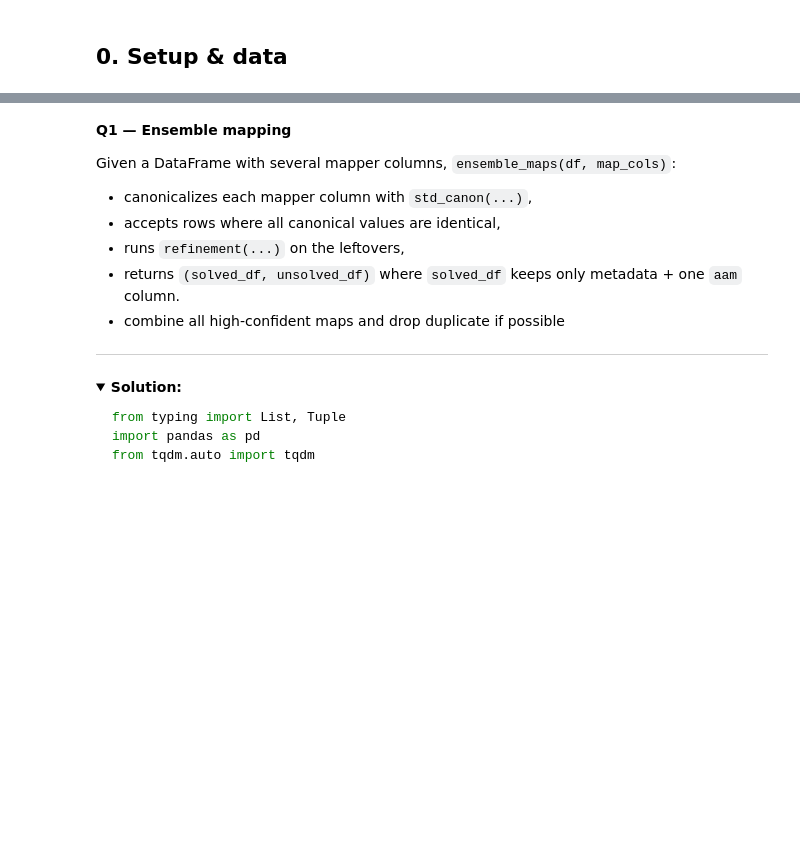
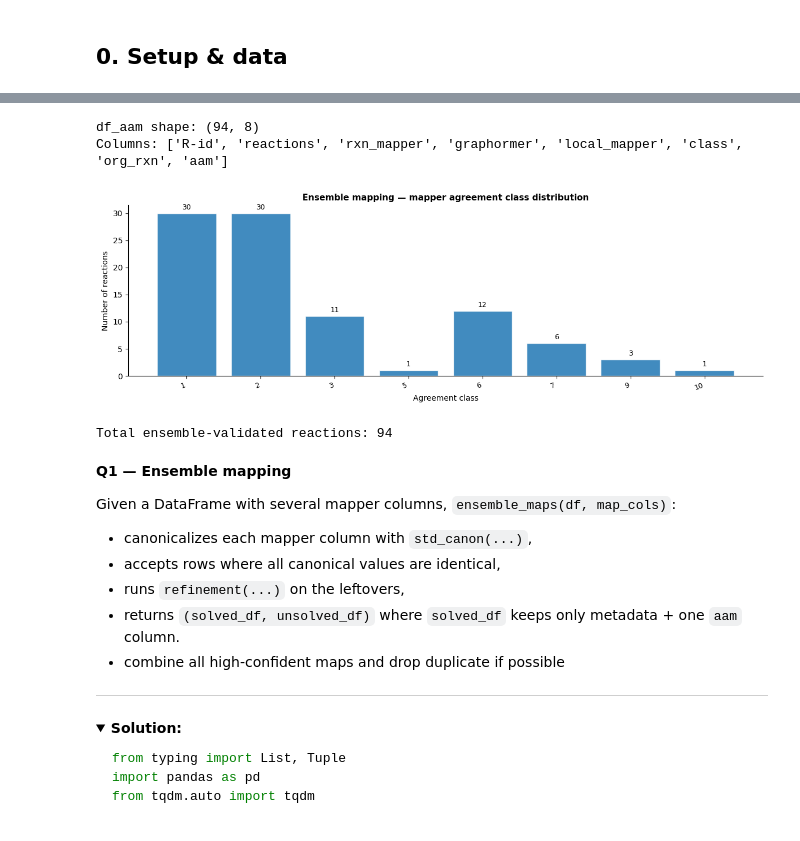
Before and after one commit to TieuLongPhan/SynEdu, a Jupyter notebook: synedu/S07/notebook.ipynb, the cells around one changed output, grey strips where cells are left out. Cells and saved outputs as stored; diff of their text form; code cells hidden in the pictures; folded sections open; blank space fills up the shorter version.

```diff
--- a/synedu/S07/notebook.ipynb
+++ b/synedu/S07/notebook.ipynb
@@ -242,0 +290,33 @@ df_aam.shape
+# %%
+import matplotlib.pyplot as plt
+
+print(f"df_aam shape: {df_aam.shape}")
+print(f"Columns: {list(df_aam.columns)}")
+
+if "class" in df_aam.columns:
+    _vc_class = df_aam["class"].value_counts().sort_index()
+    fig, ax = plt.subplots(figsize=(max(6, len(_vc_class) * 1.5), 4))
+    bars = ax.bar(
+        _vc_class.index.astype(str),
+        _vc_class.values,
+        color="#1F77B4",
+        alpha=0.85,
+        edgecolor="white",
+    )
+    ax.bar_label(bars, padding=3, fontsize=9)
+    ax.set_xlabel("Agreement class", fontsize=10)
+    ax.set_ylabel("Number of reactions", fontsize=10)
+    ax.set_title(
+        "Ensemble mapping — mapper agreement class distribution",
+        fontsize=11,
+        fontweight="bold",
+    )
+    ax.spines[["top", "right"]].set_visible(False)
+    plt.xticks(rotation=20, ha="right", fontsize=9)
+    plt.tight_layout()
+    plt.show()
+    print(f"Total ensemble-validated reactions: {len(df_aam)}")
+else:
+    print("'class' column not found. Available columns:", list(df_aam.columns))
+    display(df_aam.head(3))
+# %% [output]
@@ -243,3 +325,7 @@ df_aam.shape
+df_aam shape: (94, 8)
+Columns: ['R-id', 'reactions', 'rxn_mapper', 'graphormer', 'local_mapper', 'class', 'org_rxn', 'aam']
+[figure, added]
+Total ensemble-validated reactions: 94
 # %% [markdown]
 **Q1 — Ensemble mapping**
 
```
Also changed, not shown: parts of 54 cells of this notebook, 53 other files.
